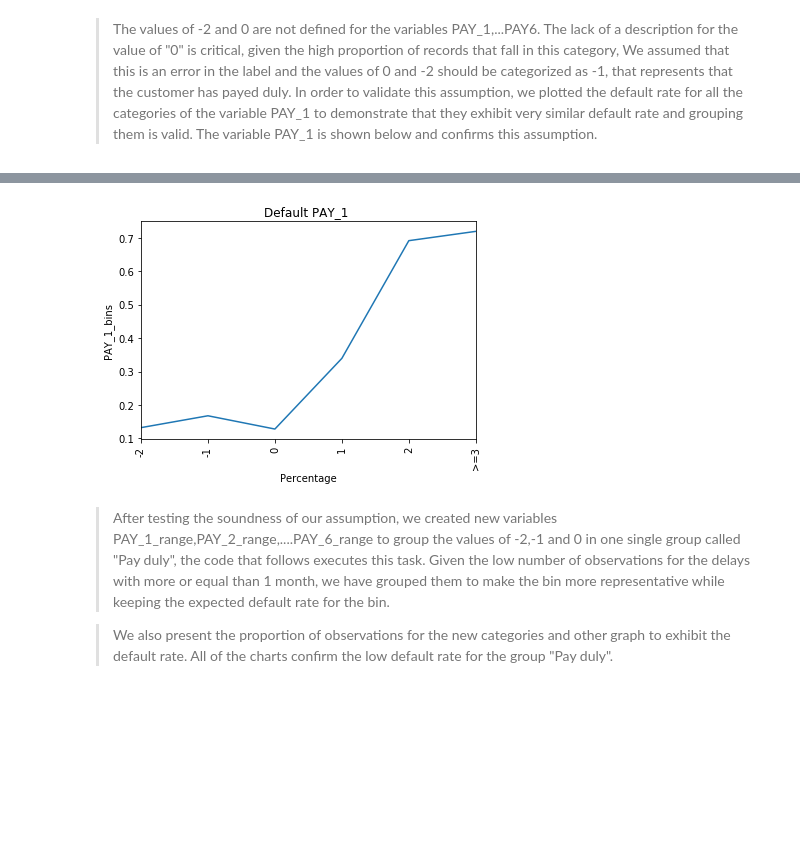
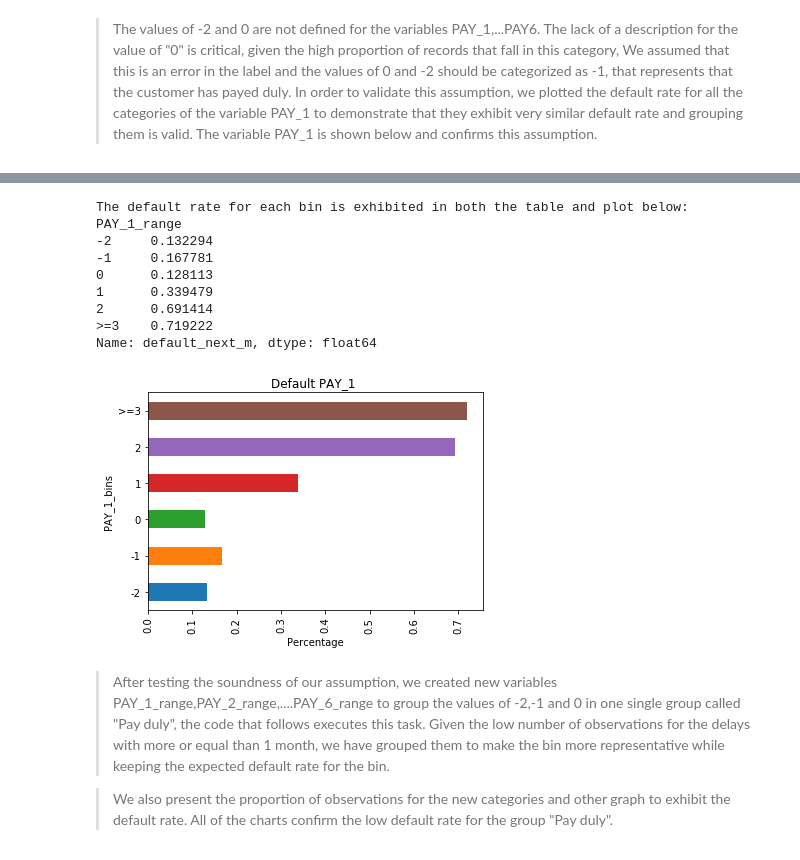
Before and after one commit to msds7331/credit-default, a Jupyter notebook: notebooks/1.0-jbs-credit-default.ipynb, the cells around one changed output, grey strips where cells are left out. Cells and saved outputs as stored; diff of their text form; code cells hidden in the pictures; blank space fills up the shorter version.

Commit message:
Default Rate charts made them barh
I changed the default rate charts to make them hotriontal and diplay the bins. i also got rid of the warnings for some of the boxplots

```diff
--- a/notebooks/1.0-jbs-credit-default.ipynb
+++ b/notebooks/1.0-jbs-credit-default.ipynb
@@ -99,8 +99,8 @@ from sklearn.linear_model import LogisticRegression
 %matplotlib inline
 
 #filepath = "/Users/Jostein/Grad School/SMU/7331/project1/credit-default/data/default of credit card clients.xls"
-#filepath = "/Users/ernestcarrera/Documents/Master Data Science/DataMining/Lab1/default of credit card clients.xls"
-filepath = "C:\python\credit-default\data\default of credit card clients.xls"
+filepath = "/Users/ernestcarrera/Documents/Master Data Science/DataMining/Lab1/default of credit card clients.xls"
+#filepath = "C:\python\credit-default\data\default of credit card clients.xls"
 
 credit = pd.read_excel(filepath, header=1, skiprows=0)
 
@@ -253,8 +253,11 @@ def bivariate_v1(var_name,RangeName,CutOff,NumBins,BinLabel,var_x,var_y,title1,t
 
     ### default rate
     t=default_g.default_next_m.sum()/default_g.default_next_m.count()
+    print("The default rate for each bin is exhibited in both the table and plot below:")
+    print(t)
 
-    ax=t.plot(kind='line')
+
+    ax=t.plot(kind='barh')
     plt.title(title2)
     plt.xlabel(var_x)
 
@@ -269,4 +272,13 @@ bivariate_v1(credit.PAY_1,'PAY_1_range',[-2.1,-2,-1,0.01,1.1,2,10],6,['-2','-1',
+The default rate for each bin is exhibited in both the table and plot below:
+PAY_1_range
+-2     0.132294
+-1     0.167781
+0      0.128113
+1      0.339479
+2      0.691414
+>=3    0.719222
+Name: default_next_m, dtype: float64
-[figure, old version]
+[figure, new version]
 # %% [markdown]
 >After testing the soundness of our assumption, we created new variables PAY_1_range,PAY_2_range,....PAY_6_range to group the values of -2,-1 and 0 in one single group called "Pay duly", the code that follows executes this task. Given the low number of observations for the delays with more or equal than 1 month, we have grouped them to make the bin more representative while keeping the expected default rate for the bin.
 
```
Also changed, not shown: parts of 12 cells of this notebook.
